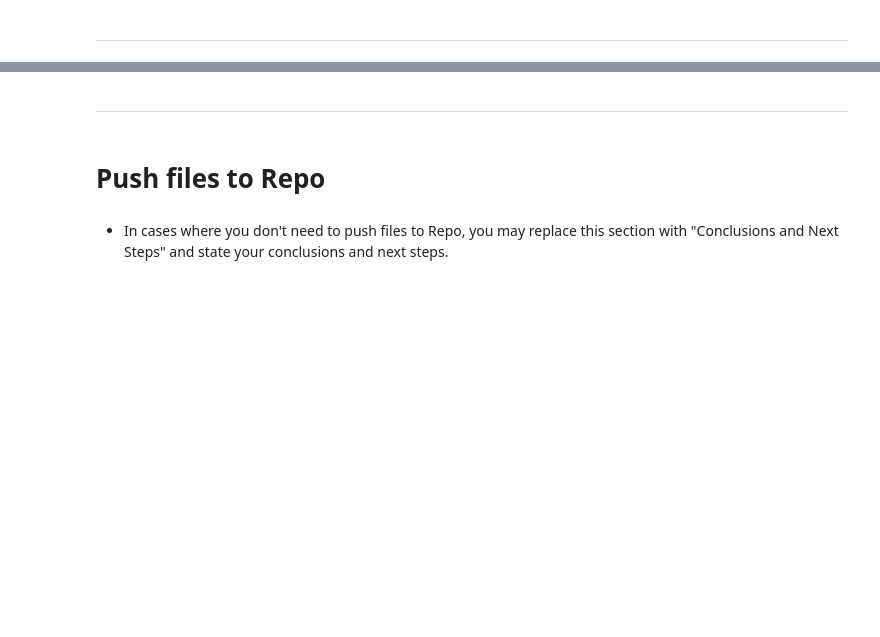
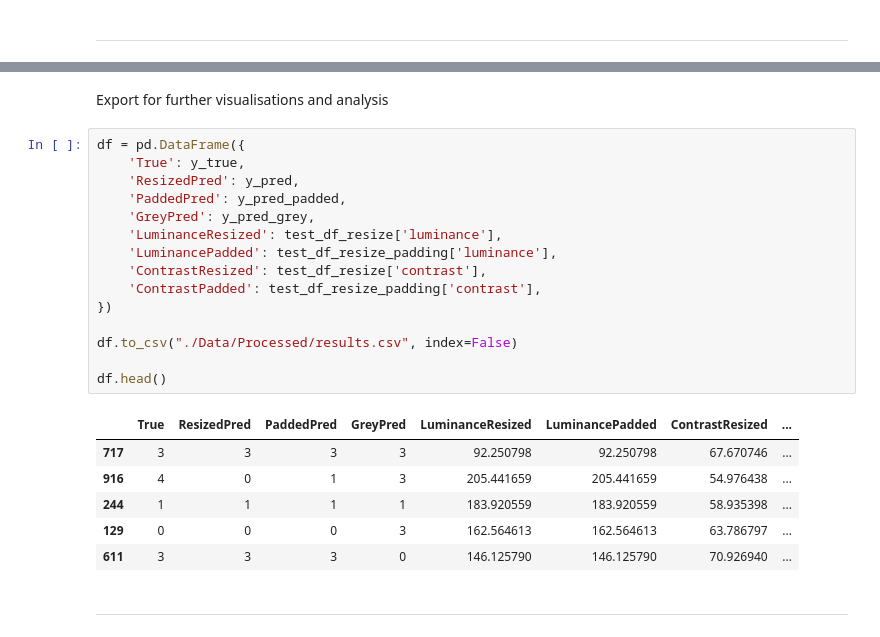
Before and after one commit to sixslotted/FaceEmotionImageClassification, a Jupyter notebook: jupyter_notebooks/CNN.ipynb, the cells around one changed output, grey strips where cells are left out. Saved outputs shown, nothing was run; the diff lists cells and outputs as text; blank space fills up the shorter version.

```diff
--- a/jupyter_notebooks/CNN.ipynb
+++ b/jupyter_notebooks/CNN.ipynb
@@ -388,6 +394,26 @@ NOTE
+# %% [markdown]
+Export for further visualisations and analysis
+# %%
+df = pd.DataFrame({
+    'True': y_true,
+    'ResizedPred': y_pred,
+    'PaddedPred': y_pred_padded,
+    'GreyPred': y_pred_grey,
+    'LuminanceResized': test_df_resize['luminance'],
+    'LuminancePadded': test_df_resize_padding['luminance'],
+    'ContrastResized': test_df_resize['contrast'],
+    'ContrastPadded': test_df_resize_padding['contrast'],
+})
+
+df.to_csv("./Data/Processed/results.csv", index=False)
+
+df.head()
+# %% [output]
+|  | True | ResizedPred | PaddedPred | GreyPred | LuminanceResized | LuminancePadded | ContrastResized | ... |
+| 717 | 3 | 3 | 3 | 3 | 92.250798 | 92.250798 | 67.670746 | ... |
+| 916 | 4 | 0 | 1 | 3 | 205.441659 | 205.441659 | 54.976438 | ... |
+| 244 | 1 | 1 | 1 | 1 | 183.920559 | 183.920559 | 58.935398 | ... |
+| 129 | 0 | 0 | 0 | 3 | 162.564613 | 162.564613 | 63.786797 | ... |
+| 611 | 3 | 3 | 3 | 0 | 146.125790 | 146.125790 | 70.926940 | ... |
 # %% [markdown]
 ---
-# %% [markdown]
-# Push files to Repo
-# %% [markdown]
-* In cases where you don't need to push files to Repo, you may replace this section with "Conclusions and Next Steps" and state your conclusions and next steps.
```
Also changed, not shown: parts of 9 cells of this notebook, 7 other files.
